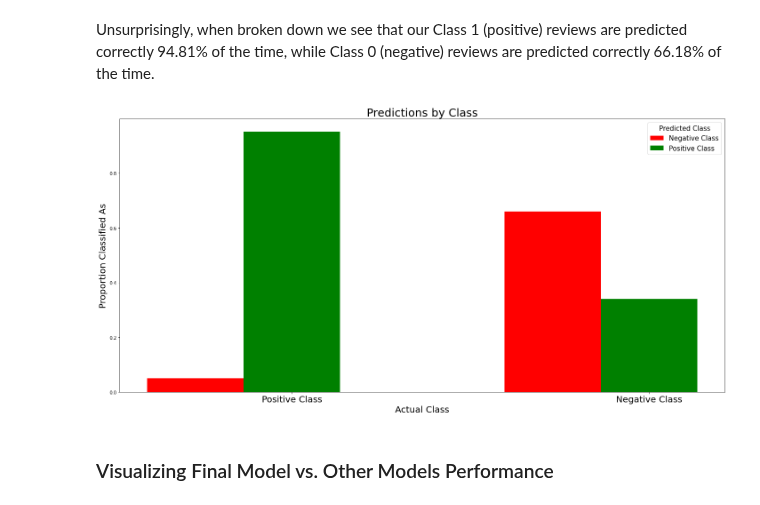
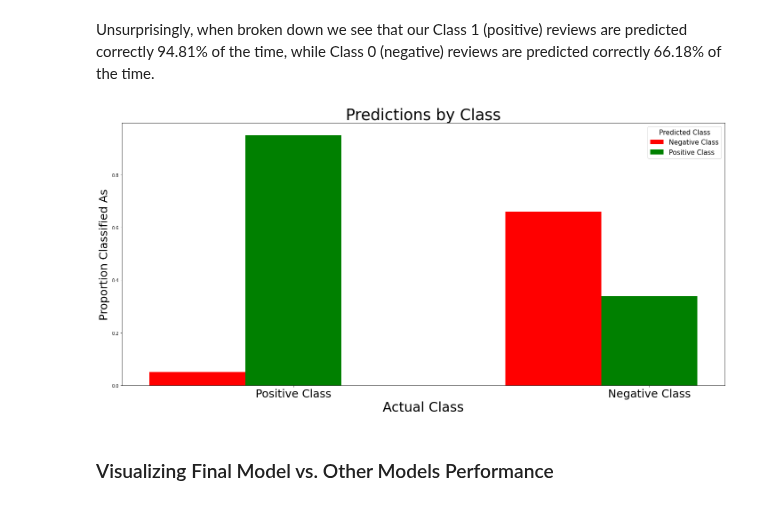
Before and after one commit to jlc0512/Utilizing-E-Commerce-Reviews-to-Predict-Comment-Sentiments, a Jupyter notebook: final_model_tuning.ipynb, the cells around one changed output. Cells and saved outputs as stored; diff of their text form; code cells hidden in the pictures.

```diff
--- a/final_model_tuning.ipynb
+++ b/final_model_tuning.ipynb
@@ -1297,28 +1297,28 @@ Unsurprisingly, when broken down we see that our Class 1 (positive) reviews are
 # %%
 N = 2
 ind = np.arange(N)  # the x locations for the groups
 width = 0.27       # the width of the bars
 
 
 fig, ax = plt.subplots(figsize=(20, 10))
 plt.rcParams.update({'font.size': 15})
 yvals = [.05, .66]
 rects1 = ax.bar(ind, yvals, width, color='r')
 zvals = [.95, .34]
 rects2 = ax.bar(ind+width, zvals, width, color='g')
 
-ax.set_title('Predictions by Class', fontsize=25)
-ax.set_ylabel('Proportion Classified As', fontsize=20)
+ax.set_title('Predictions by Class', fontsize=35)
+ax.set_ylabel('Proportion Classified As', fontsize=25)
 ax.set_xticks(ind+width)
-ax.set_xticklabels( ('Positive Class', 'Negative Class'), fontsize=20 )
-ax.set_xlabel('Actual Class', fontsize=20)
+ax.set_xticklabels( ('Positive Class', 'Negative Class'), fontsize=25 )
+ax.set_xlabel('Actual Class', fontsize=30)
 ax.legend((rects1[0], rects2[0]), ('Negative Class', 'Positive Class',), title='Predicted Class')
 fig.tight_layout()
 fig.patch.set_facecolor('white')
-plt.savefig('./images/class_predictions.png', dpi=400)
+plt.savefig('./images/class_predictions.png')
 plt.show()
 # %% [output]
-[figure, old version]
+[figure, new version]
 # %% [markdown]
 ### Visualizing Final Model vs. Other Models Performance
 # %% [markdown]
```
Also changed, not shown: parts of 18 cells of this notebook, 2 other files.
